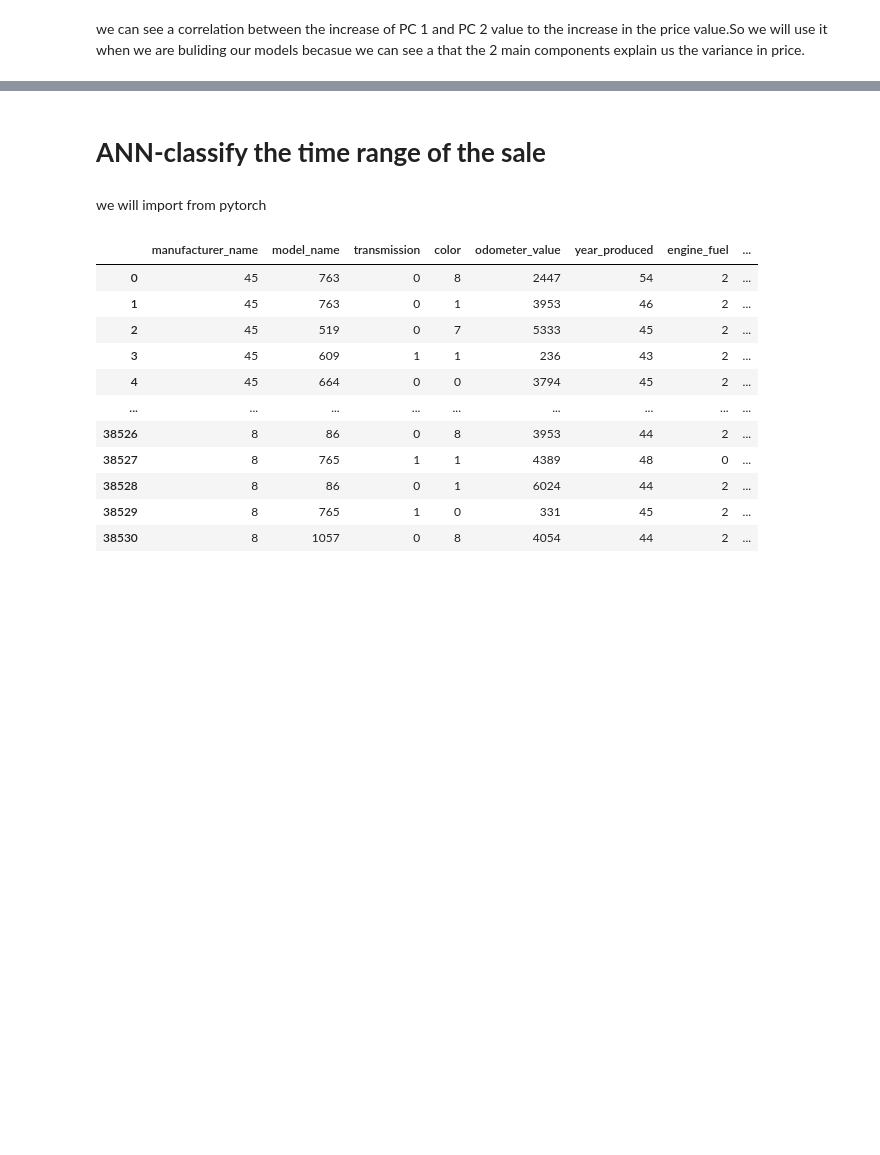
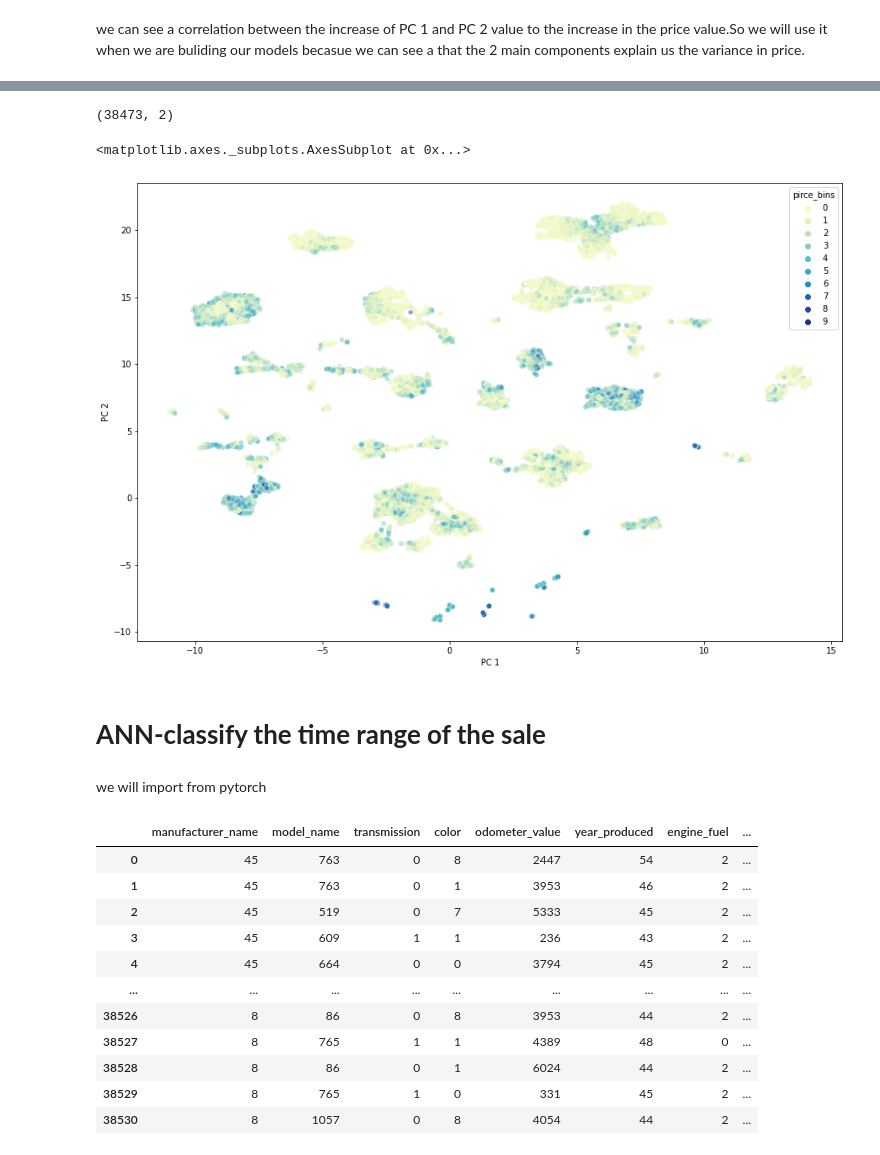
Before and after one commit to GavrielM55555/Data-science-project, a Jupyter notebook: Used_car_price_prediction2.ipynb, the cells around one changed output, grey strips where cells are left out. Drawn from its saved outputs; the diff is of its cells as text; code cells hidden in the pictures; blank space fills up the shorter version.

```diff
--- a/Used_car_price_prediction2.ipynb
+++ b/Used_car_price_prediction2.ipynb
@@ -581,3 +618,21 @@ we can see a correlation between the increase of PC 1 and PC 2 value to the incr
+# %%
+reducer_2d = umap.UMAP(n_components=2)
+# %%
+embedding = reducer_2d.fit_transform(features_norm)
+embedding.shape
+# %% [output]
+(38473, 2)
+# %%
+principalDf_2 = pd.DataFrame(data = embedding, columns = ['PC 1', 'PC 2'])
+principalDf_2["price"] = classes
+principalDf_2['pirce_bins'] = pd.cut(x=principalDf['price'], bins=[2000, 4500, 7000, 10000, 14000, 19000, 26000, 35000, 46000, 62000, 150000],
+                    labels=['0', '1', '2', '3', '4', '5', '6', '7', '8', '9'])
+# %%
+plt.figure(figsize=(15, 10))
+sns.scatterplot( data=principalDf_2, x="PC 1", y="PC 2", hue="pirce_bins", palette="YlGnBu" , alpha = 0.5  )
+# %% [output]
+<matplotlib.axes._subplots.AxesSubplot at 0x...>
+[figure, added]
 # %% [markdown]
 # **ANN-classify the time range of the sale**
 # %% [markdown]
```
Also changed, not shown: parts of 20 cells of this notebook.
